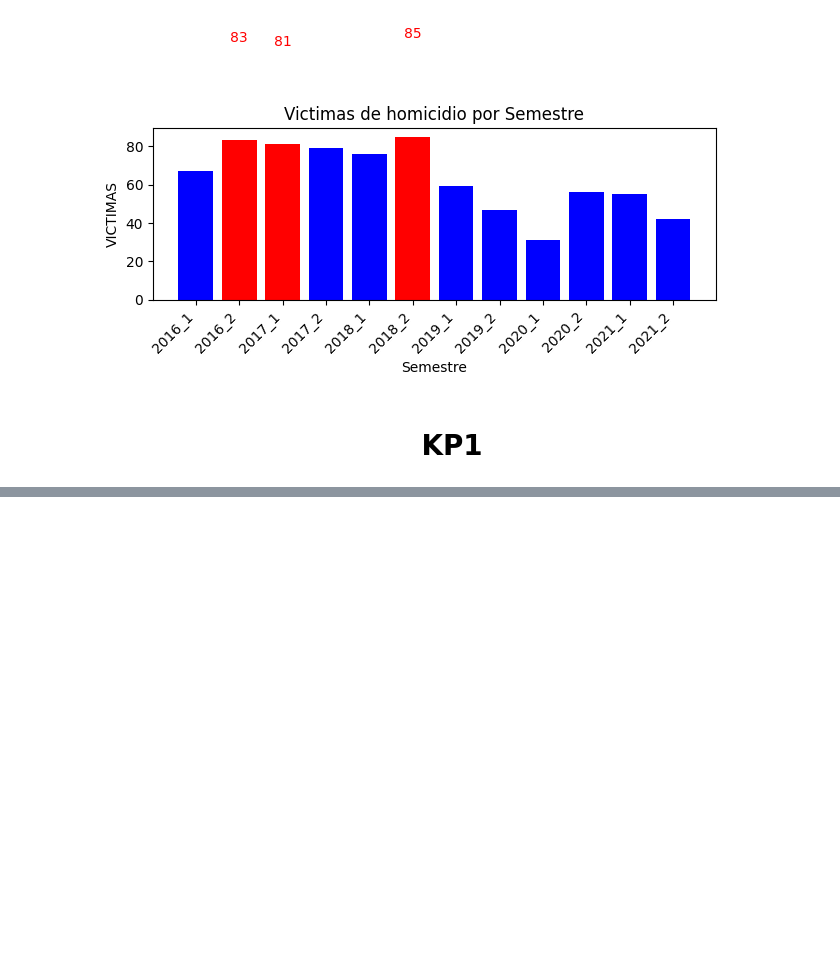
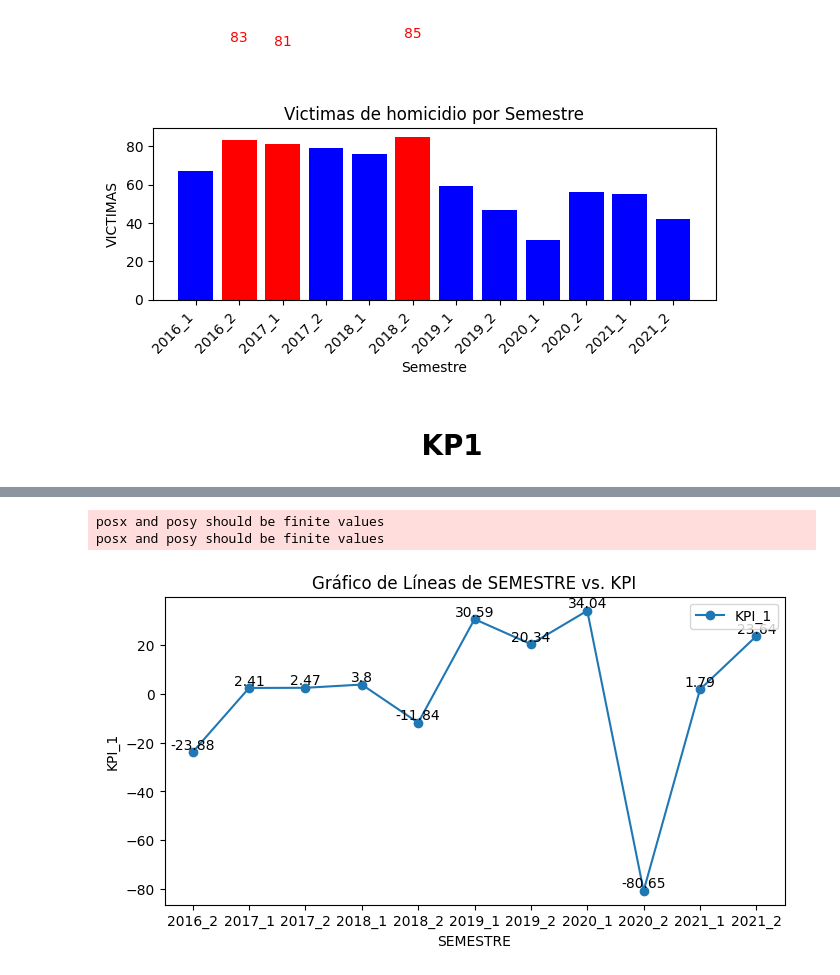
Before and after one commit to dariojacome/proyecto_anat, a Jupyter notebook: ETL_EDA.ipynb, the cells around one changed output, grey strips where cells are left out. Saved outputs shown, nothing was run; the diff lists cells and outputs as text; code cells hidden in the pictures; blank space fills up the shorter version.

```diff
--- a/ETL_EDA.ipynb
+++ b/ETL_EDA.ipynb
@@ -491,0 +565,3 @@ plt.show()
+# %%
+df_hom_sem=df_hechos.groupby(['SEMESTRE'])['N_VICTIMAS'].sum().reset_index()
+df_hom_sem
@@ -491,0 +582,3 @@ plt.show()
+# %%
+df_hom_sem['poblacion_anual'] = poblacion_total
+df_hom_sem
@@ -491,0 +599,5 @@ plt.show()
+# %%
+# Copiar la columna 'SEMESTRE' a 'SEMESTRE_Ant' desplazando cada valor una fila hacia arriba
+df_hom_sem['SEMESTRE_Ant'] = df_hom_sem['SEMESTRE'].shift(1)
+df_hom_sem['N_VICTIMAS_Ant']= df_hom_sem['N_VICTIMAS'].shift(1)
+df_hom_sem
@@ -491,0 +618,8 @@ plt.show()
+# %%
+df_kpi_1=df_hom_sem
+
+tasa_anterior = (df_kpi_1["N_VICTIMAS_Ant"] / df_kpi_1["poblacion_anual"]) * 100000
+tasa_actual = (df_kpi_1["N_VICTIMAS"] / df_kpi_1["poblacion_anual"]) * 100000
+
+df_kpi_1["KPI_1"] = (((tasa_anterior - tasa_actual) / tasa_anterior) * 100).round(2)
+df_kpi_1
@@ -491,0 +640,26 @@ plt.show()
+# %%
+semestre = df_kpi_1["SEMESTRE"]
+kpi = df_kpi_1["KPI_1"]
+
+# Crear el gráfico de líneas
+plt.figure(figsize=(8, 4))  # Ajusta el tamaño del gráfico si es necesario
+plt.plot(semestre, kpi, marker='o', linestyle='-', label='KPI_1')
+plt.title('Gráfico de Líneas de SEMESTRE vs. KPI')
+plt.xlabel('SEMESTRE')
+plt.ylabel('KPI_1')
+
+# Agregar etiquetas de datos (valores) sobre cada punto
+for i, valor in enumerate(kpi):
+    plt.text(semestre[i], valor, str(valor), ha='center', va='bottom')
+
+
+
+# Mostrar leyenda
+plt.legend()
+
+# Mostrar el gráfico
+plt.show()
+# %% [output]
+posx and posy should be finite values
+posx and posy should be finite values
+[figure, added]
```
Also changed, not shown: parts of 18 cells of this notebook.
